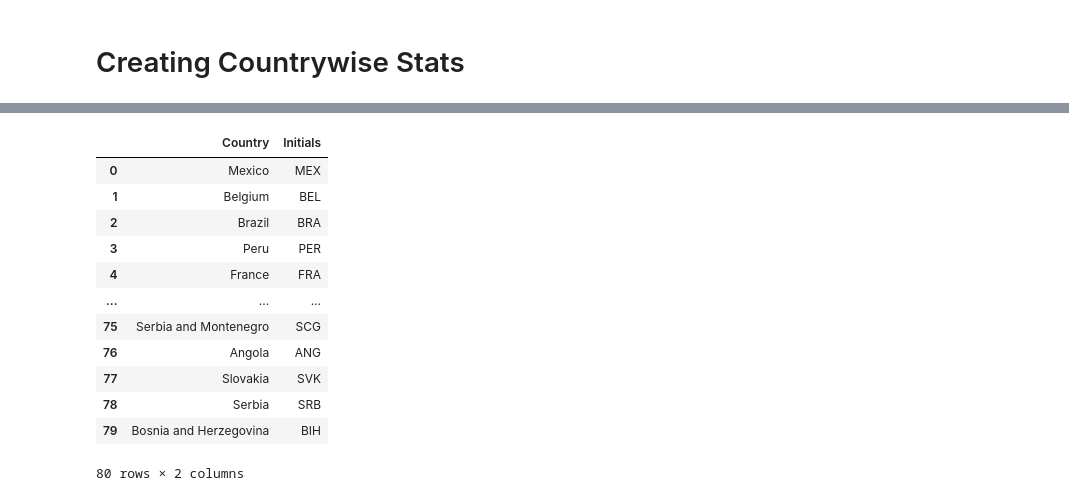
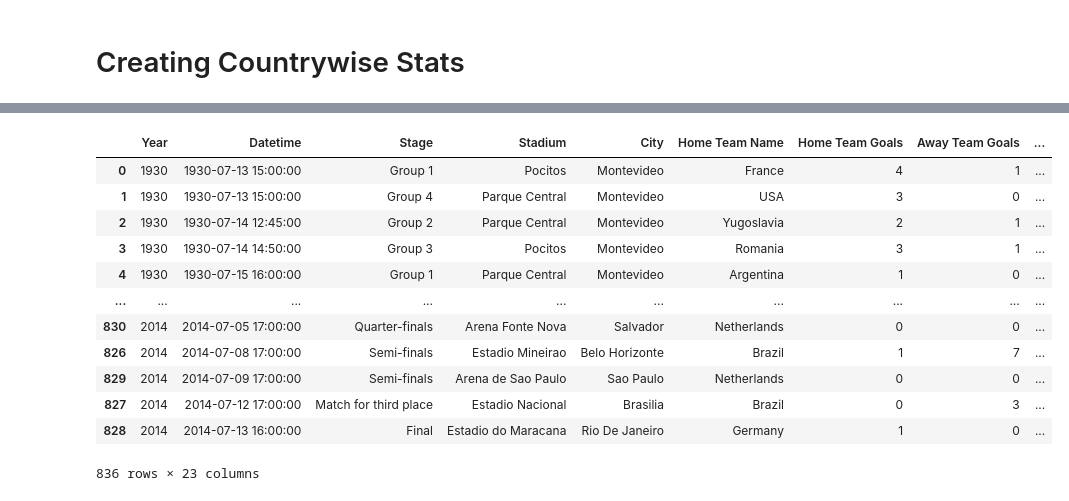
Before and after one commit to CaptainHippie/World-Cup-Analysis, a Jupyter notebook: fifa-wc.ipynb, the cells around one changed output, grey strips where cells are left out. Saved outputs shown, nothing was run; the diff lists cells and outputs as text; code cells hidden in the pictures.

```diff
--- a/fifa-wc.ipynb
+++ b/fifa-wc.ipynb
@@ -204,5 +204,7 @@ Preliminary round         1
 Group 1                   1
 Match for third place     1
 Name: count, dtype: int64
+# %%
+df_match['Stage'].replace(['Third place', 'Play-off for third place'], 'Match for third place', inplace=True)
 # %%
 df_match['Replayed'] = False
@@ -496,16 +546,18 @@ def form_winners(data):
+# %%
+df_match
+# %% [output]
+|  | Year | Datetime | Stage | Stadium | City | Home Team Name | Home Team Goals | Away Team Goals | ... |
+| 0 | 1930 | 1930-07-13 15:00:00 | Group 1 | Pocitos | Montevideo | France | 4 | 1 | ... |
+| 1 | 1930 | 1930-07-13 15:00:00 | Group 4 | Parque Central | Montevideo | USA | 3 | 0 | ... |
+| 2 | 1930 | 1930-07-14 12:45:00 | Group 2 | Parque Central | Montevideo | Yugoslavia | 2 | 1 | ... |
+| 3 | 1930 | 1930-07-14 14:50:00 | Group 3 | Pocitos | Montevideo | Romania | 3 | 1 | ... |
+| 4 | 1930 | 1930-07-15 16:00:00 | Group 1 | Parque Central | Montevideo | Argentina | 1 | 0 | ... |
+| ... | ... | ... | ... | ... | ... | ... | ... | ... | ... |
+| 830 | 2014 | 2014-07-05 17:00:00 | Quarter-finals | Arena Fonte Nova | Salvador | Netherlands | 0 | 0 | ... |
+| 826 | 2014 | 2014-07-08 17:00:00 | Semi-finals | Estadio Mineirao | Belo Horizonte | Brazil | 1 | 7 | ... |
+| 829 | 2014 | 2014-07-09 17:00:00 | Semi-finals | Arena de Sao Paulo | Sao Paulo | Netherlands | 0 | 0 | ... |
+| 827 | 2014 | 2014-07-12 17:00:00 | Match for third place | Estadio Nacional | Brasilia | Brazil | 0 | 3 | ... |
+| 828 | 2014 | 2014-07-13 16:00:00 | Final | Estadio do Maracana | Rio De Janeiro | Germany | 1 | 0 | ... |
+836 rows × 23 columns
 # %%
 pd.DataFrame([df_match['Away Team Name'].unique(), df_match['Away Team Initials'].unique()], index=['Country', 'Initials']).T
-# %% [output]
-|  | Country | Initials |
-| 0 | Mexico | MEX |
-| 1 | Belgium | BEL |
-| 2 | Brazil | BRA |
-| 3 | Peru | PER |
-| 4 | France | FRA |
-| ... | ... | ... |
-| 75 | Serbia and Montenegro | SCG |
-| 76 | Angola | ANG |
-| 77 | Slovakia | SVK |
-| 78 | Serbia | SRB |
-| 79 | Bosnia and Herzegovina | BIH |
-80 rows × 2 columns
```
Also changed, not shown: parts of 14 cells of this notebook.
